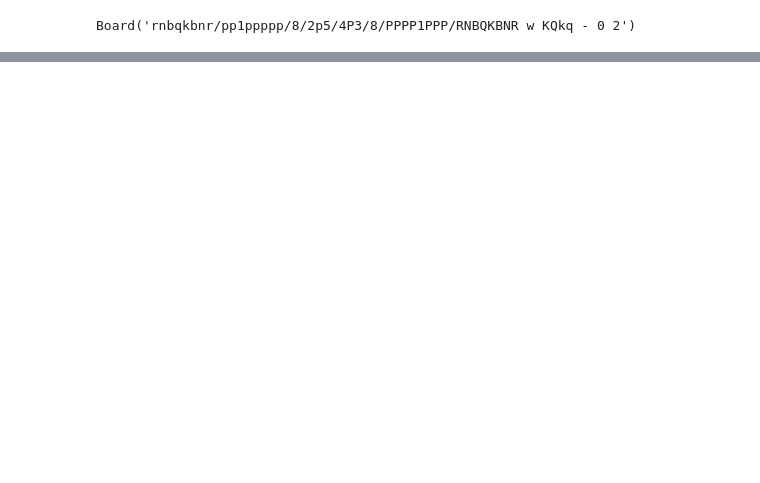
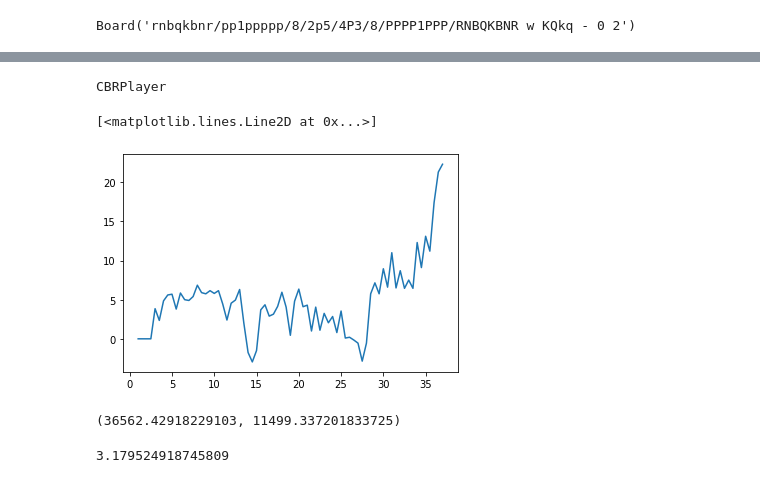
Before and after one commit to rlavelle/ChessAI, a Jupyter notebook: eval.ipynb, the cells around one changed output, grey strips where cells are left out. Saved outputs shown, nothing was run; the diff lists cells and outputs as text; code cells hidden in the pictures; blank space fills up the shorter version.

```diff
--- a/eval.ipynb
+++ b/eval.ipynb
@@ -237,8 +183,8 @@ g
 # %% [output]
 Board('rnbqkbnr/pp1ppppp/8/2p5/4P3/8/PPPP1PPP/RNBQKBNR w KQkq - 0 2')
 # %%
-highrated = open('lowrated.pgn')
-game = pgn.read_game(highrated)
+lowrated = open('lowrated.pgn')
+game = pgn.read_game(lowrated)
 board = chess.Board()
 for move in game.mainline_moves():
     board.push(move)
@@ -260,13 +207,23 @@ board.fen()
 # %%
 import math
 from players import BasePlayer
+import chess
+from chess import pgn
+from chess import svg
+from players import RandomPlayer, CBRPlayer
+from alpha_beta_ai import AI
+from opening import OpenAI
 # lastmove = CBRPlayer.alpha_beta_minimax(CBRPlayer(chess.WHITE, verbose= False), board=board,
 #                                                            depth=5,
 #                                                            alpha=-math.inf,
 #                                                            beta=math.inf)
 board = chess.Board(fen='3r1k2/1pQ5/2B2pp1/p7/2P1P3/2K2P2/PP6/7R w - - 1 38')
 print(board)
-cbr = BasePlayer(chess.WHITE, verbose=True, depth = 6)
+cbr = BasePlayer(chess.WHITE, verbose=True, depth = 5, iterative = True)
+cbr = BasePlayer(chess.WHITE)
+
+# cbr = BasePlayer(chess.BLACK, verbose=True, depth = 6)
+
 move,score = cbr.makeMove(board)
 print(move)
 print(score)
@@ -288,0 +309,2 @@ c7d8
+# %%
+cbr_game = evaluate_gamefile('lowgame1.pgn', eval_type = 'cbr')
@@ -288,0 +329,23 @@ c7d8
+# %%
+import matplotlib.pyplot as plt
+import numpy as np
+# plt.plot(cbr_game[1])
+len(cbr_game[1])
+# range(1, len(cbr_game[1]), 0.5)
+cbr_gameorder = np.arange(1,  1+ len(cbr_game[1])/2 , 0.5)
+print('CBRPlayer')
+plt.plot(cbr_gameorder, cbr_game[1])
+# cbr_gameorder
+# cbr_game
+# %% [output]
+CBRPlayer
+[<matplotlib.lines.Line2D at 0x...>]
+[figure, added]
+# %%
+game[4], cbr_game[4]
+# %% [output]
+(36562.42918229103, 11499.337201833725)
+# %%
+game[4]/ cbr_game[4]
+# %% [output]
+3.179524918745809
```
Also changed, not shown: parts of 14 cells of this notebook, 1 other file.
